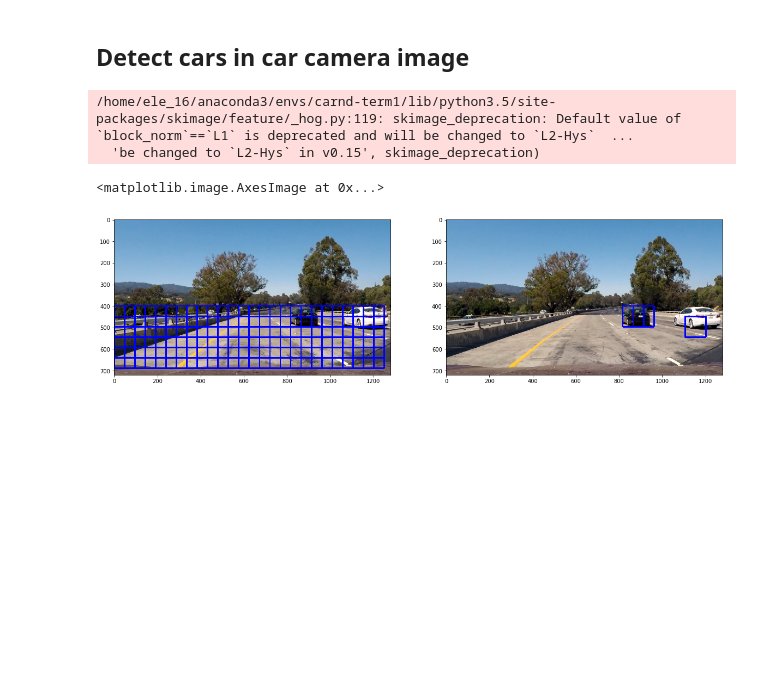
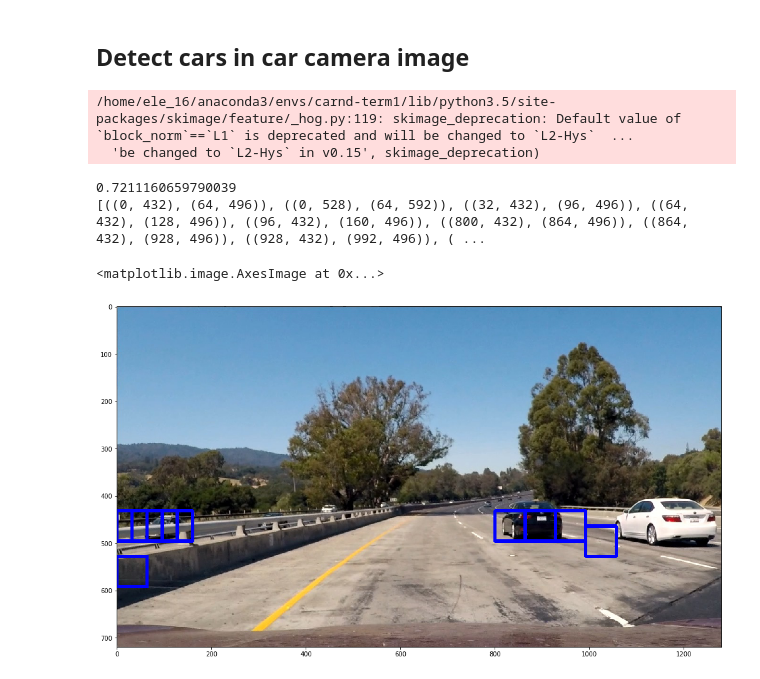
Before and after one commit to gaumarjos/T1-P5-CarND-Vehicle-Detection, a Jupyter notebook: vehicles.ipynb, the cells around one changed output. Cells and saved outputs as stored; diff of their text form; code cells hidden in the pictures; blank space fills up the shorter version.

Commit message:
Integrated search_in_image function that computes HOG on the whole image

```diff
--- a/vehicles.ipynb
+++ b/vehicles.ipynb
@@ -361,45 +523,69 @@ Time to compute model accuracy: 0.02631855010986328
 # %%
 # Read camera image
 image = mpimg.imread('test_images/test1.jpg')
+
 draw_image = np.copy(image)
+image = image.astype(np.float32)/255
 
 # Uncomment the following line if you extracted training
 # data from .png images (scaled 0 to 1 by mpimg) and the
 # image you are searching is a .jpg (scaled 0 to 255)
-image = image.astype(np.float32)/255
 
-y_start_stop = [400, 720]
-windows = slide_window(image,
-                       x_start_stop=[None, None],
-                       y_start_stop=y_start_stop,
-                       xy_window=(96, 96),
-                       xy_overlap=(0.5, 0.5))
+mode = 2
+t0 = time.time()
 
-windows_distr = draw_boxes(draw_image, windows, color=(0, 0, 255), thick=6)
+if mode == 1:
+    windows = prepare_windows(image,
+                              x_start_stop=[None, None],
+                              y_start_stop=y_start_stop,
+                              xy_window=(window_size, window_size),
+                              xy_overlap=(0.5, 0.5))
 
-hot_windows = search_windows(image,
-                             windows,
-                             svc,
-                             X_scaler,
-                             color_space=color_space,
-                             spatial_size=spatial_size,
-                             hist_bins=hist_bins,
-                             orient=orient,
-                             pix_per_cell=pix_per_cell,
-                             cell_per_block=cell_per_block,
-                             hog_channel=hog_channel,
-                             spatial_feat=spatial_feat,
-                             hist_feat=hist_feat,
-                             hog_feat=hog_feat)
+    on_windows = search_in_windows(image,
+                                   windows,
+                                   svc,
+                                   X_scaler,
+                                   color_space=color_space,
+                                   spatial_size=spatial_size,
+                                   hist_bins=histogram_bins,
+                                   orient=hog_orient,
+                                   pix_per_cell=hog_pix_per_cell,
+                                   cell_per_block=hog_cell_per_block,
+                                   hog_channel=hog_channel,
+                                   spatial_feat=enable_spatial_features,
+                                   hist_feat=enable_hist_features,
+                                   hog_feat=enable_hog_features)
 
-window_img = draw_boxes(draw_image, hot_windows, color=(0, 0, 255), thick=6)
+elif mode == 2:
+    on_windows = search_in_image(image,
+                                 y_start_stop=y_start_stop,
+                                 scale=scale,
+                                 color_space=color_space,
+                                 classifier=svc,
+                                 scaler=X_scaler,
+                                 window_size=window_size,
+                                 hog_channel=hog_channel,
+                                 hog_orient=hog_orient,
+                                 hog_pix_per_cell=hog_pix_per_cell,
+                                 hog_cell_per_block=hog_cell_per_block,
+                                 spatial_size=spatial_size,
+                                 histogram_bins=histogram_bins,
+                                 enable_spatial_features=enable_spatial_features,
+                                 enable_hist_features=enable_hist_features,
+                                 enable_hog_features=enable_hog_features)
 
+t_detected = time.time() - t0
+print(t_detected)
 
-f, (ax1, ax2) = plt.subplots(1,2, figsize=(20,10))
-ax1.imshow(windows_distr)
-ax2.imshow(window_img)
+print(on_windows)
+on_windows_img = draw_boxes(draw_image, on_windows)
+
+f, ax1 = plt.subplots(1,1, figsize=(20,10))
+ax1.imshow(on_windows_img)
 # %% [output]
 /home/ele_16/anaconda3/envs/carnd-term1/lib/python3.5/site-packages/skimage/feature/_hog.py:119: skimage_deprecation: Default value of `block_norm`==`L1` is deprecated and will be changed to `L2-Hys`  ...
   'be changed to `L2-Hys` in v0.15', skimage_deprecation)
-<matplotlib.image.AxesImage at 0x...>
+0.7211160659790039
+[((0, 432), (64, 496)), ((0, 528), (64, 592)), ((32, 432), (96, 496)), ((64, 432), (128, 496)), ((96, 432), (160, 496)), ((800, 432), (864, 496)), ((864, 432), (928, 496)), ((928, 432), (992, 496)), ( ...
+<matplotlib.image.AxesImage at 0x...>
-[figure, old version]
+[figure, new version]
```
Also changed, not shown: parts of 5 cells of this notebook.
